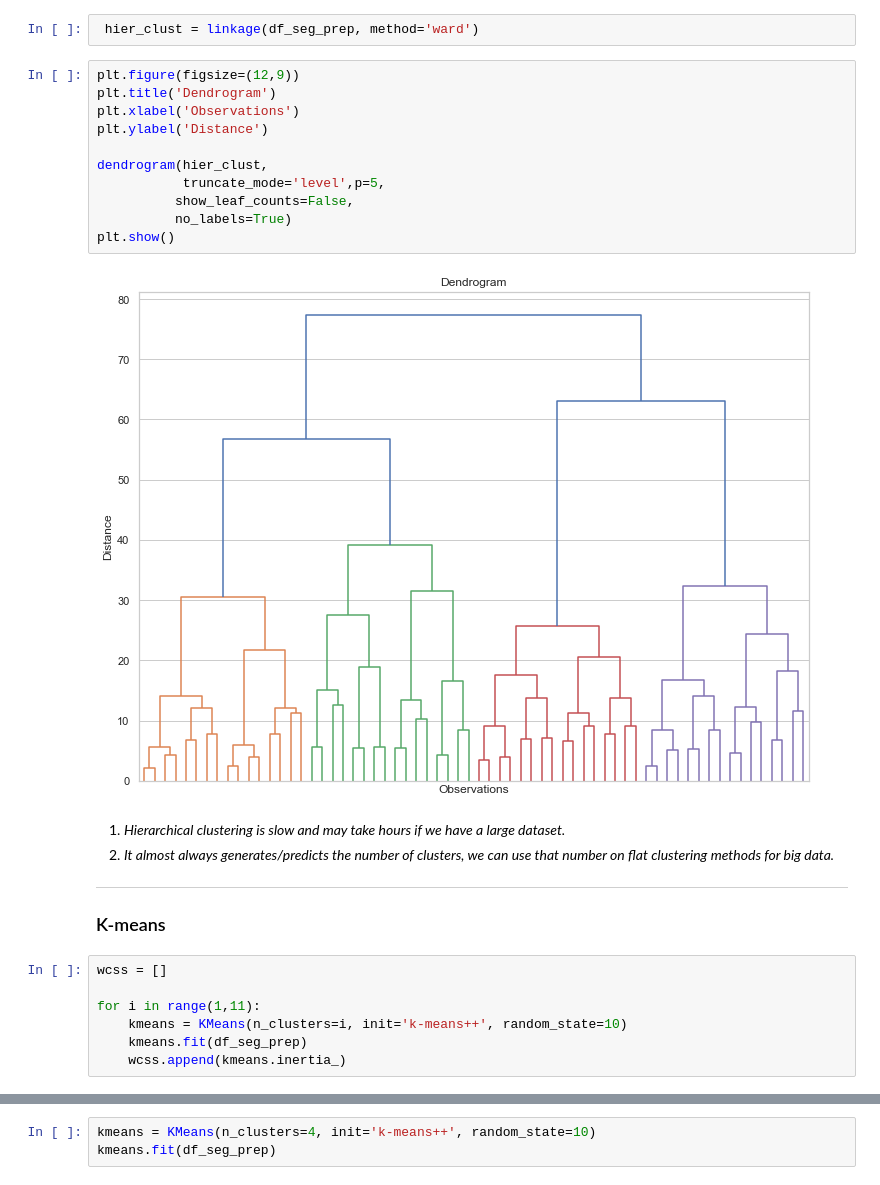
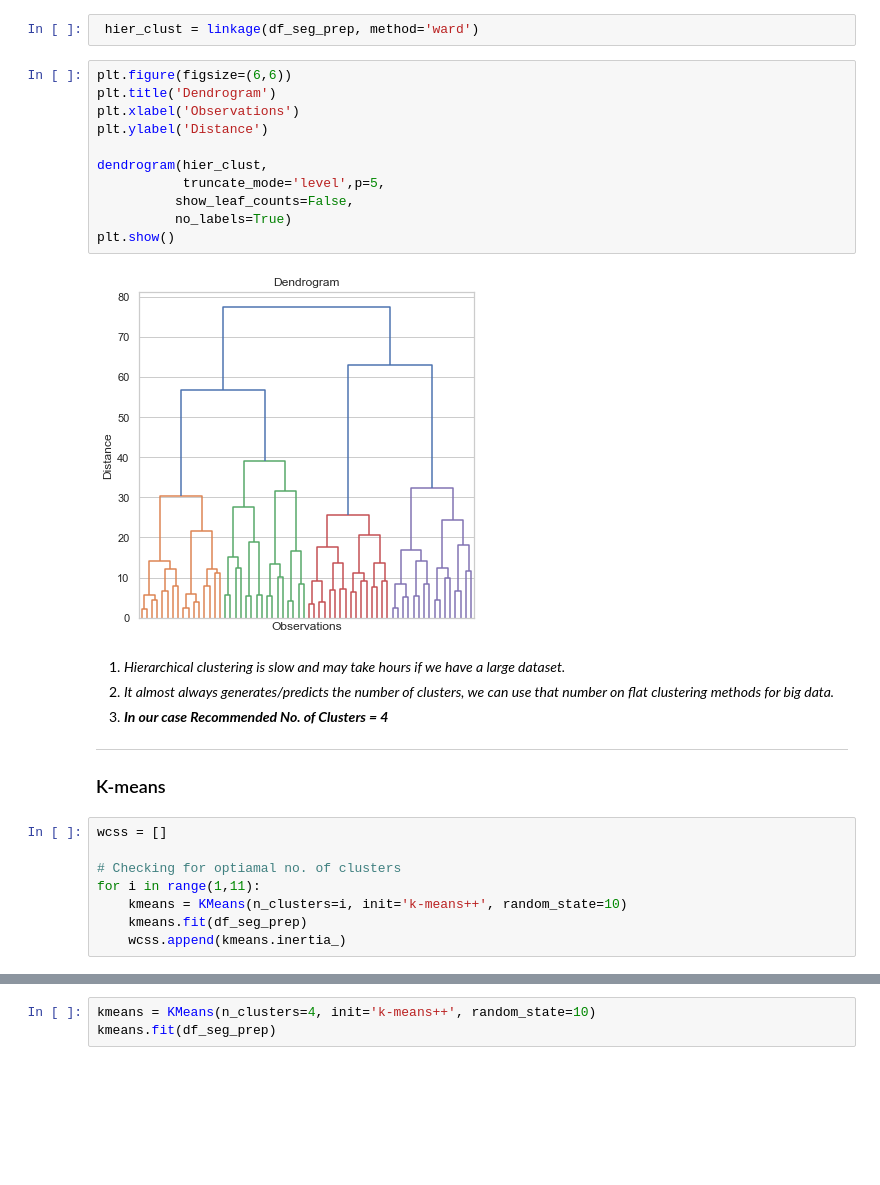
Before and after one commit to addds03/Customer-Analytics, a Jupyter notebook: Code Base/Segmentation.ipynb, the cells around one changed output, grey strips where cells are left out. Saved outputs shown, nothing was run; the diff lists cells and outputs as text; blank space fills up the shorter version.

```diff
--- a/Code Base/Segmentation.ipynb
+++ b/Code Base/Segmentation.ipynb
@@ -79,26 +84,28 @@ df_seg_prep = scaler.fit_transform(df_seg)
 # %%
  hier_clust = linkage(df_seg_prep, method='ward')
 # %%
-plt.figure(figsize=(12,9))
+plt.figure(figsize=(6,6))
 plt.title('Dendrogram')
 plt.xlabel('Observations')
 plt.ylabel('Distance')
 
 dendrogram(hier_clust,
            truncate_mode='level',p=5,
           show_leaf_counts=False,
           no_labels=True)
 plt.show()
 # %% [output]
-[figure, old version]
+[figure, new version]
 # %% [markdown]
 1. *Hierarchical clustering is slow and may take hours if we have a large dataset.*
 2. *It almost always generates/predicts the number of clusters, we can use that number on flat clustering methods for big data.*
+3. ***In our case Recommended No. of Clusters = 4***
 ---
 ### K-means
 # %%
 wcss = []
 
+# Checking for optiamal no. of clusters
 for i in range(1,11):
     kmeans = KMeans(n_clusters=i, init='k-means++', random_state=10)
     kmeans.fit(df_seg_prep)
```
Also changed, not shown: parts of 24 cells of this notebook.
